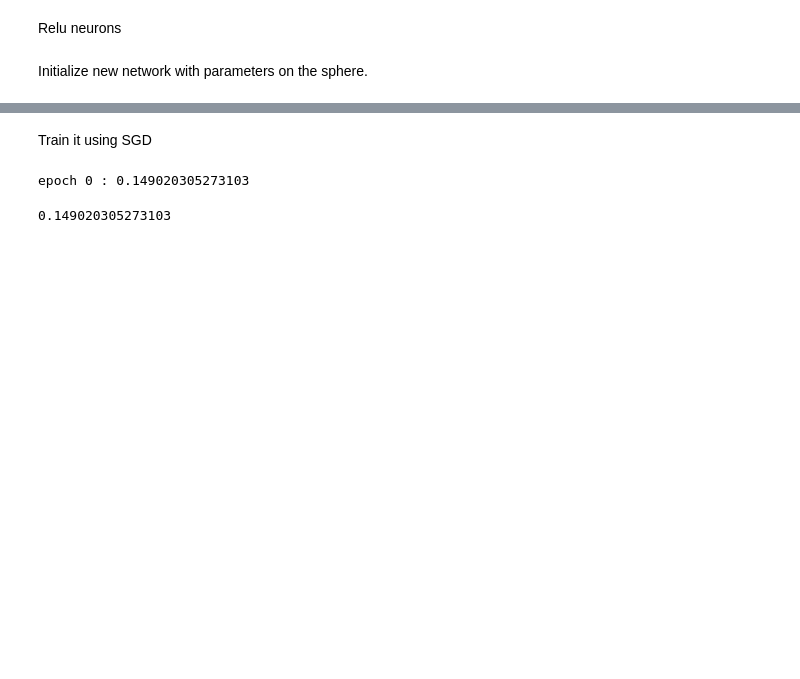
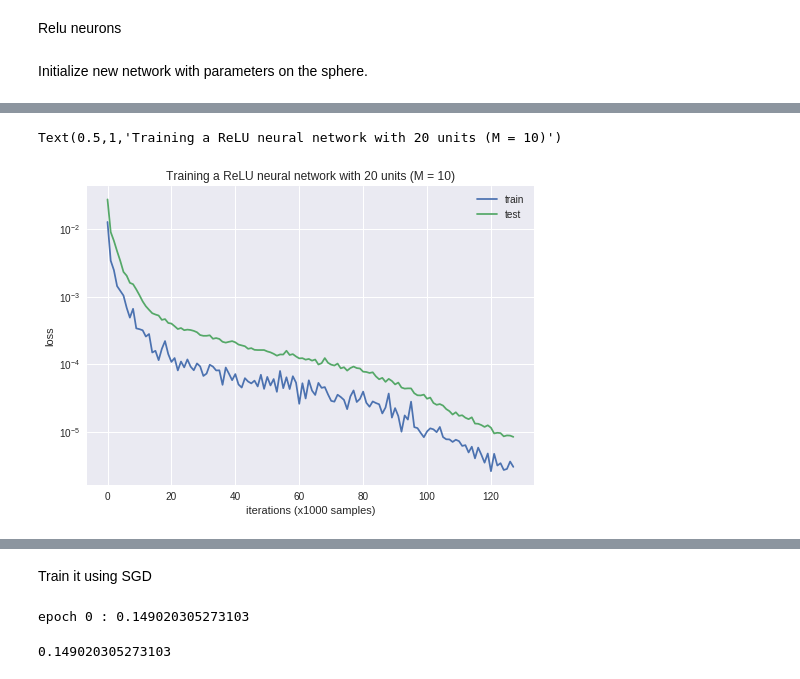
Before and after one commit to eloiseberthier/Convex_neural_nets, a Jupyter notebook: Relu convergence rate.ipynb, the cells around one changed output, grey strips where cells are left out. Saved outputs shown, nothing was run; the diff lists cells and outputs as text; code cells hidden in the pictures; blank space fills up the shorter version.

```diff
--- a/Relu convergence rate.ipynb
+++ b/Relu convergence rate.ipynb
@@ -24,10 +24,10 @@ class Neuron:
         a = np.random.normal()
         w = np.random.normal(size = d)
         b = np.random.normal()
-        norm = 1e-1 * np.linalg.norm(np.concatenate([np.array([a, b]), w]), 2)
-        self.a = a / norm
-        self.w = w / norm
-        self.b = b / norm
+        #norm = 1e-1 * np.linalg.norm(np.concatenate([np.array([a, b]), w]), 2)
+        self.a = a # / norm
+        self.w = w #/ norm
+        self.b = b #/ norm
     def set_weights(self, a, w, b):
         self.a = a
         self.w = w
@@ -108,5 +150,24 @@ gen_net = Network(M)
+# %%
+gen_net = Network(M)
+gen_net.small_sphere(2.)
+
+X_test, Y_test = gen_net.gen_sample(10000)
 # %% [markdown]
 Initialize new network with parameters on the sphere.
-# %%
-net = Network(20)
-X, Y = gen_net.gen_sample(5000)
+# %%
+net = Network(20)
+net.small_sphere(0.05)
+
+test_loss = []
+train_loss = []
+test = net.test(X_test, Y_test)
+print('init', test)
+for i in range(5000):
+    X, Y = gen_net.gen_sample(100)
+    net.sgd_train(X, Y, tau = .5, batch = 1, epochs = 1, disp = False)
+    if i%10 == 0:
+        test = net.test(X_test, Y_test)
+        train = net.test(X, Y)
+        test_loss.append(test)
+        train_loss.append(train)
+        print(test)
@@ -112,0 +193,12 @@ X, Y = gen_net.gen_sample(5000)
+# %%
+plt.figure()
+plt.plot(train_loss)
+plt.plot(test_loss)
+plt.legend(['train', 'test'])
+plt.xlabel('iterations (x1000 samples)')
+plt.ylabel('loss')
+plt.yscale('log')
+plt.title('Training a ReLU neural network with 20 units (M = 10)')
+# %% [output]
+Text(0.5,1,'Training a ReLU neural network with 20 units (M = 10)')
+[figure, added]
```
Also changed, not shown: parts of 10 cells of this notebook, 5 other files.
